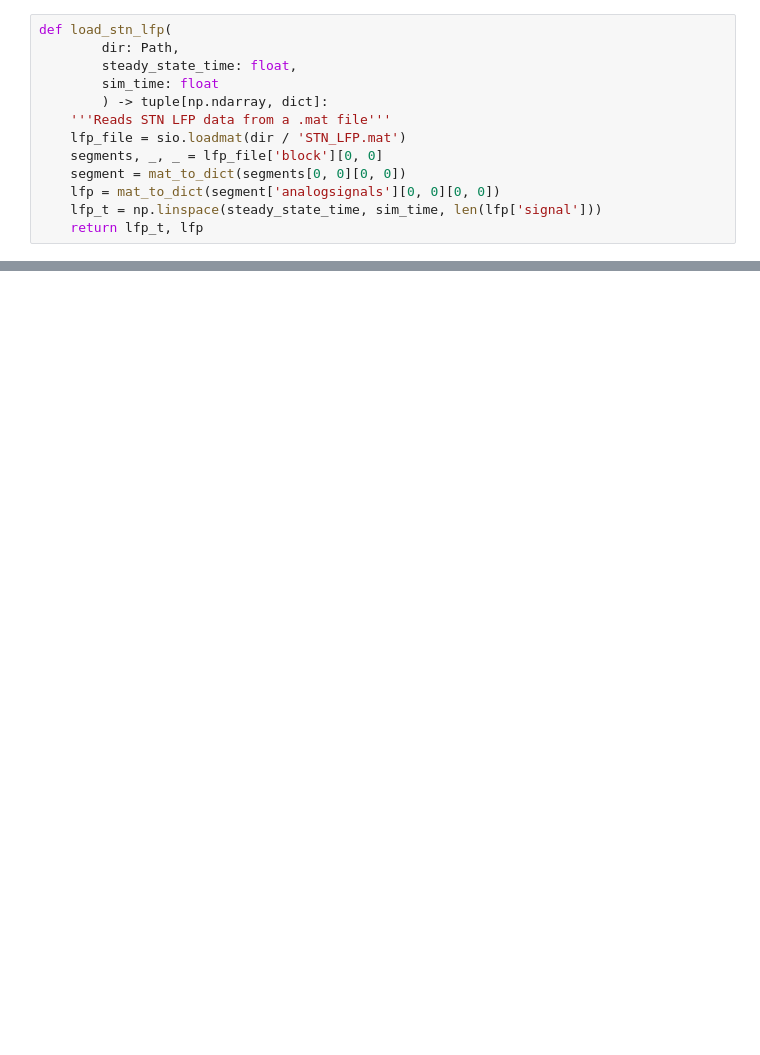
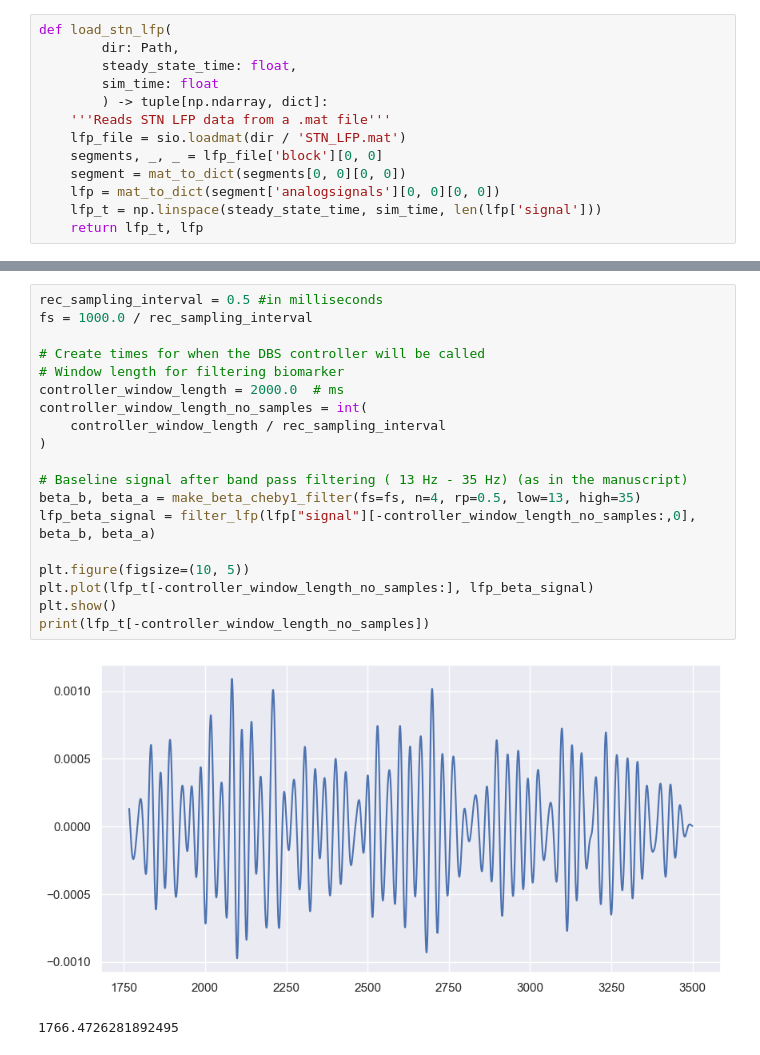
Before and after one commit to abelrassat7421/CBG_Model_Fleming_PTS, a Jupyter notebook: Results_freq_mod/plot_LFP.ipynb, the cells around one changed output, grey strips where cells are left out. Saved outputs shown, nothing was run; the diff lists cells and outputs as text; blank space fills up the shorter version.

```diff
--- a/Results_freq_mod/plot_LFP.ipynb
+++ b/Results_freq_mod/plot_LFP.ipynb
@@ -57,0 +90,22 @@ dict_values([array([[0.        ],
+# %%
+rec_sampling_interval = 0.5 #in milliseconds
+fs = 1000.0 / rec_sampling_interval
+
+# Create times for when the DBS controller will be called
+# Window length for filtering biomarker
+controller_window_length = 2000.0  # ms
+controller_window_length_no_samples = int(
+    controller_window_length / rec_sampling_interval
+)
+
+# Baseline signal after band pass filtering ( 13 Hz - 35 Hz) (as in the manuscript)
+beta_b, beta_a = make_beta_cheby1_filter(fs=fs, n=4, rp=0.5, low=13, high=35)
+lfp_beta_signal = filter_lfp(lfp["signal"][-controller_window_length_no_samples:,0], beta_b, beta_a)
+
+plt.figure(figsize=(10, 5))
+plt.plot(lfp_t[-controller_window_length_no_samples:], lfp_beta_signal)
+plt.show()
+print(lfp_t[-controller_window_length_no_samples])
+# %% [output]
+[figure, added]
+1766.4726281892495
```
Also changed, not shown: parts of 8 cells of this notebook.
